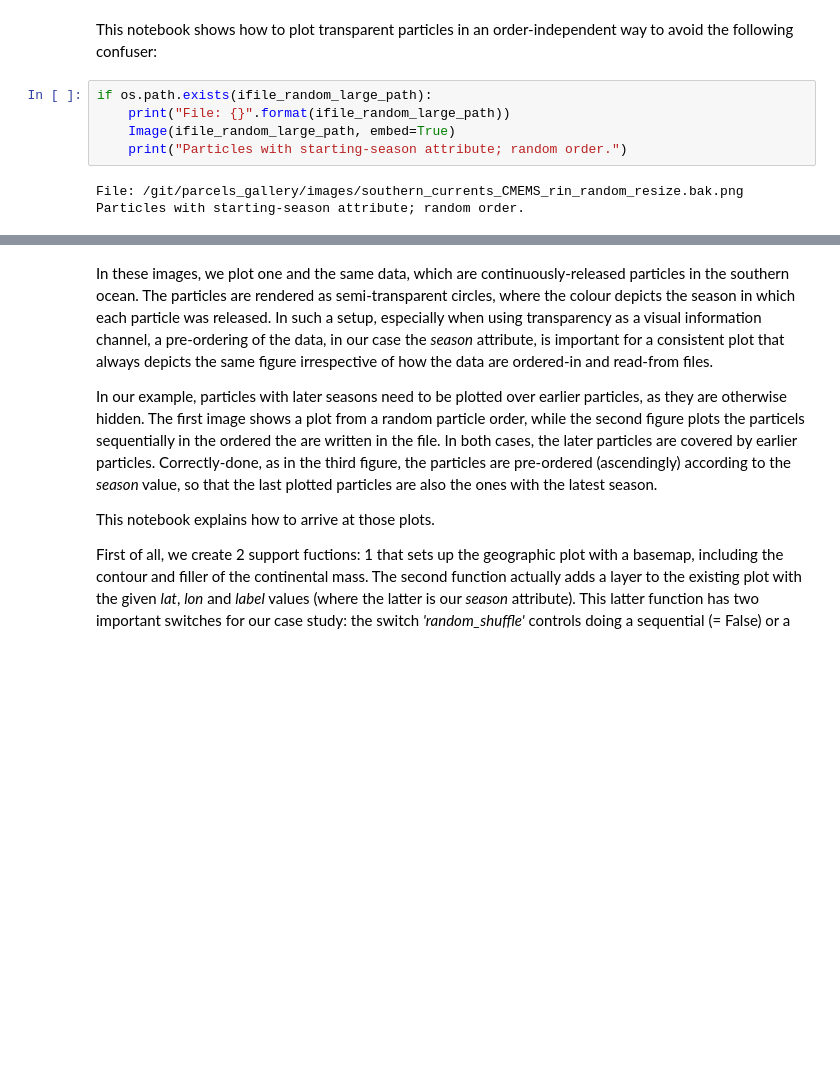
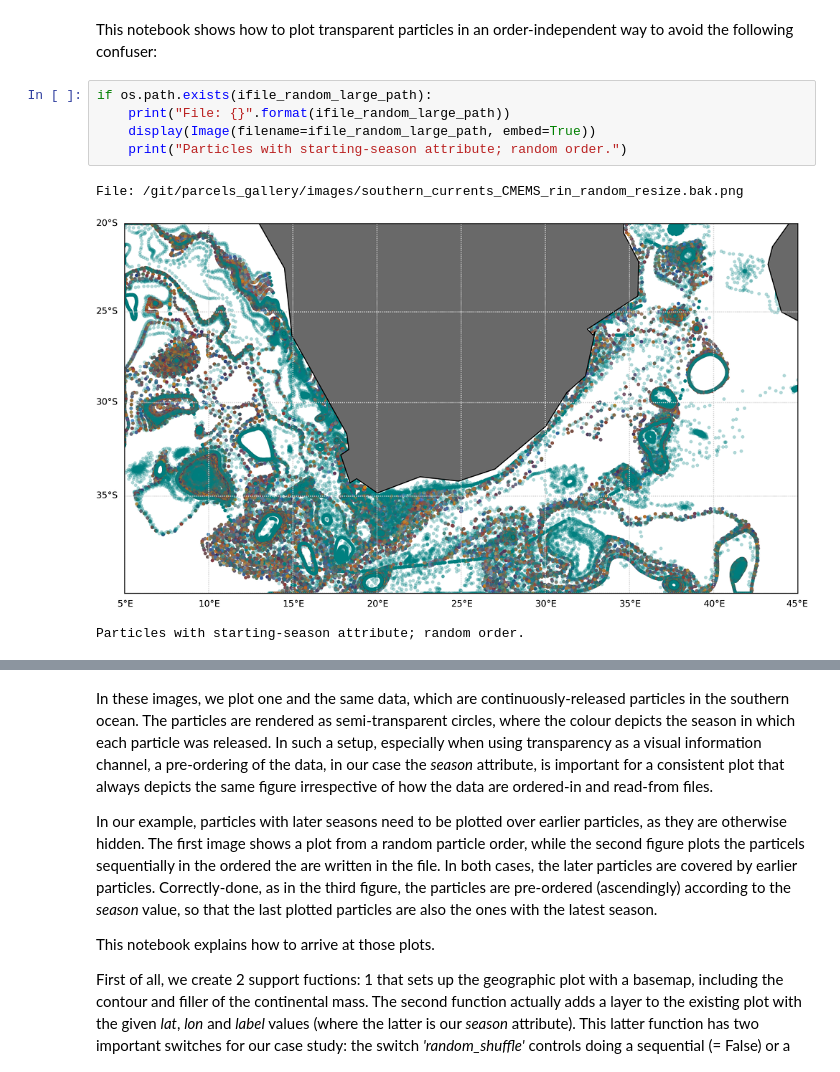
Before and after one commit to OceanParcels/parcels_gallery, a Jupyter notebook: scripts_ipynb/season_plot.ipynb, the cells around one changed output, grey strips where cells are left out. Cells and saved outputs as stored; diff of their text form; blank space fills up the shorter version.

```diff
--- a/scripts_ipynb/season_plot.ipynb
+++ b/scripts_ipynb/season_plot.ipynb
@@ -39,11 +45,12 @@ This notebook shows how to plot transparent particles in an order-independent wa
 # %%
 if os.path.exists(ifile_random_large_path):
     print("File: {}".format(ifile_random_large_path))
-    Image(ifile_random_large_path, embed=True)
+    display(Image(filename=ifile_random_large_path, embed=True))
     print("Particles with starting-season attribute; random order.")
 # %% [output]
 File: /git/parcels_gallery/images/southern_currents_CMEMS_rin_random_resize.bak.png
-Particles with starting-season attribute; random order.
+[figure, added]
+Particles with starting-season attribute; random order.
 # %%
 if os.path.exists(ifile_sequential_large_path):
     print("File: {}".format(ifile_sequential_large_path))
```
Also changed, not shown: parts of 9 cells of this notebook, 3 other files.
